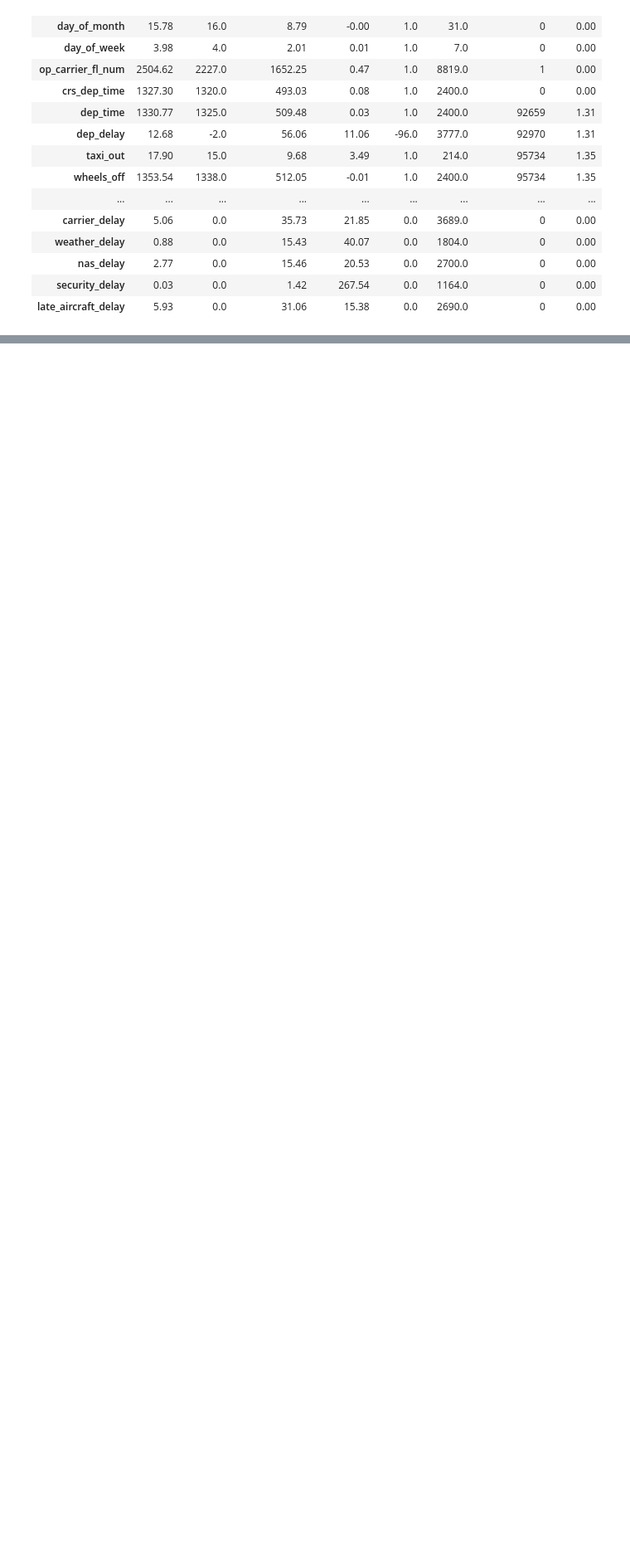
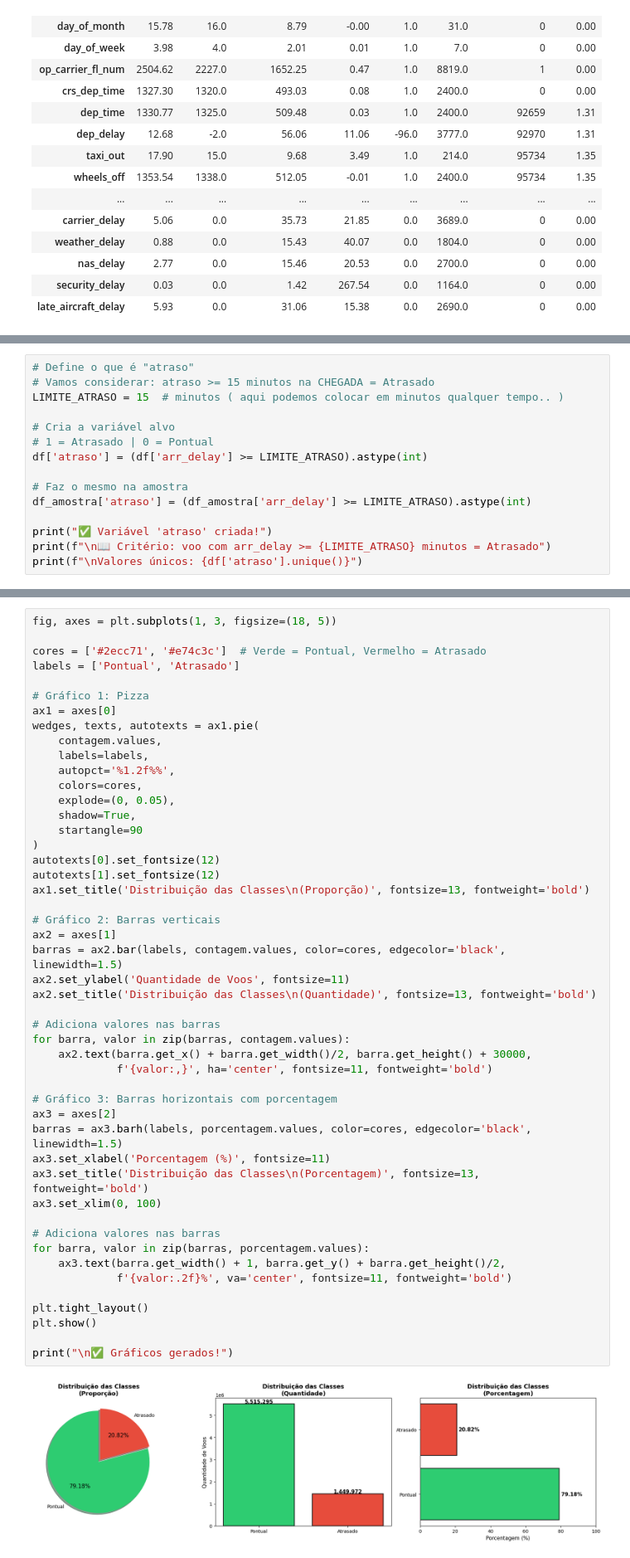
Before and after one commit to lrfurst/Hackathon2025, a Jupyter notebook: datascience/1_eda/notebooks/2_analise-univeriadas@higor.ipynb, the cells around one changed output, grey strips where cells are left out. Shown at 83% size. Saved outputs shown, nothing was run; the diff lists cells and outputs as text; blank space fills up the shorter version.

```diff
--- a/datascience/1_eda/notebooks/2_analise-univeriadas@higor.ipynb
+++ b/datascience/1_eda/notebooks/2_analise-univeriadas@higor.ipynb
@@ -269,0 +504,15 @@ resumo.round(2)
+# %%
+# Define o que é "atraso"
+# Vamos considerar: atraso >= 15 minutos na CHEGADA = Atrasado
+LIMITE_ATRASO = 15  # minutos ( aqui podemos colocar em minutos qualquer tempo.. )
+
+# Cria a variável alvo
+# 1 = Atrasado | 0 = Pontual
+df['atraso'] = (df['arr_delay'] >= LIMITE_ATRASO).astype(int)
+
+# Faz o mesmo na amostra
+df_amostra['atraso'] = (df_amostra['arr_delay'] >= LIMITE_ATRASO).astype(int)
+
+print("✅ Variável 'atraso' criada!")
+print(f"\n📖 Critério: voo com arr_delay >= {LIMITE_ATRASO} minutos = Atrasado")
+print(f"\nValores únicos: {df['atraso'].unique()}")
@@ -269,0 +693,50 @@ resumo.round(2)
+# %%
+fig, axes = plt.subplots(1, 3, figsize=(18, 5))
+
+cores = ['#2ecc71', '#e74c3c']  # Verde = Pontual, Vermelho = Atrasado
+labels = ['Pontual', 'Atrasado']
+
+# Gráfico 1: Pizza
+ax1 = axes[0]
+wedges, texts, autotexts = ax1.pie(
+    contagem.values,
+    labels=labels,
+    autopct='%1.2f%%',
+    colors=cores,
+    explode=(0, 0.05),
+    shadow=True,
+    startangle=90
+)
+autotexts[0].set_fontsize(12)
+autotexts[1].set_fontsize(12)
+ax1.set_title('Distribuição das Classes\n(Proporção)', fontsize=13, fontweight='bold')
+
+# Gráfico 2: Barras verticais
+ax2 = axes[1]
+barras = ax2.bar(labels, contagem.values, color=cores, edgecolor='black', linewidth=1.5)
+ax2.set_ylabel('Quantidade de Voos', fontsize=11)
+ax2.set_title('Distribuição das Classes\n(Quantidade)', fontsize=13, fontweight='bold')
+
+# Adiciona valores nas barras
+for barra, valor in zip(barras, contagem.values):
+    ax2.text(barra.get_x() + barra.get_width()/2, barra.get_height() + 30000,
+             f'{valor:,}', ha='center', fontsize=11, fontweight='bold')
+
+# Gráfico 3: Barras horizontais com porcentagem
+ax3 = axes[2]
+barras = ax3.barh(labels, porcentagem.values, color=cores, edgecolor='black', linewidth=1.5)
+ax3.set_xlabel('Porcentagem (%)', fontsize=11)
+ax3.set_title('Distribuição das Classes\n(Porcentagem)', fontsize=13, fontweight='bold')
+ax3.set_xlim(0, 100)
+
+# Adiciona valores nas barras
+for barra, valor in zip(barras, porcentagem.values):
+    ax3.text(barra.get_width() + 1, barra.get_y() + barra.get_height()/2,
+             f'{valor:.2f}%', va='center', fontsize=11, fontweight='bold')
+
+plt.tight_layout()
+plt.show()
+
+print("\n✅ Gráficos gerados!")
+# %% [output]
+[figure, added]
```
Also changed, not shown: parts of 17 cells of this notebook.
